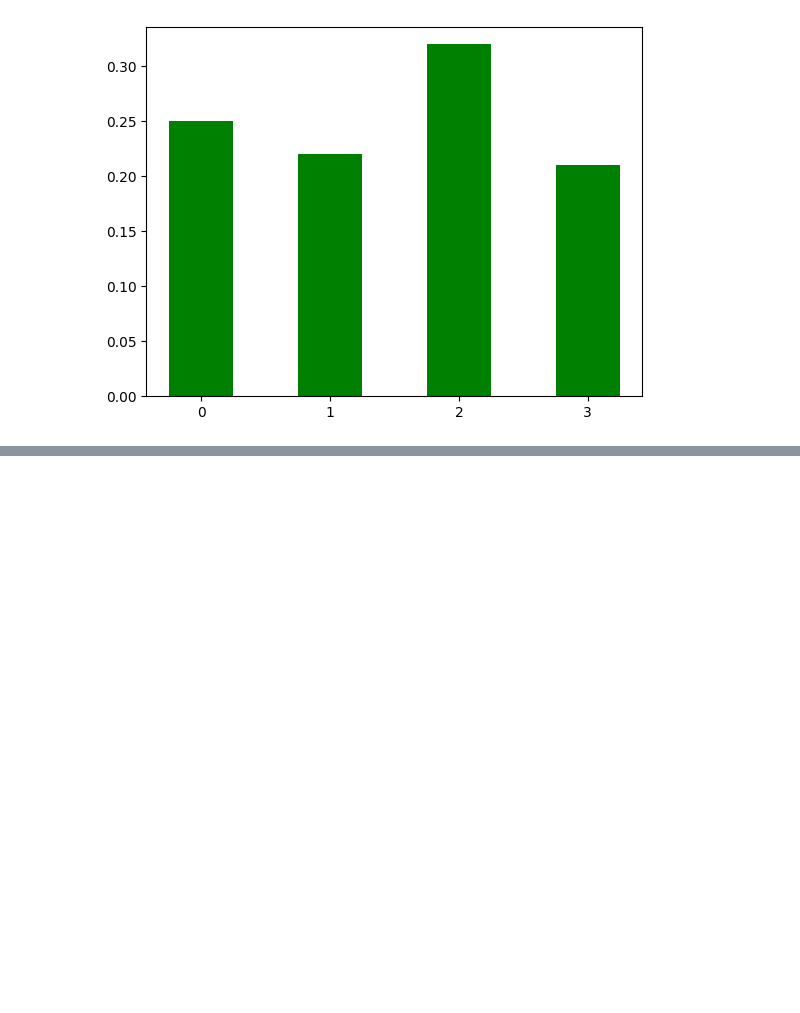
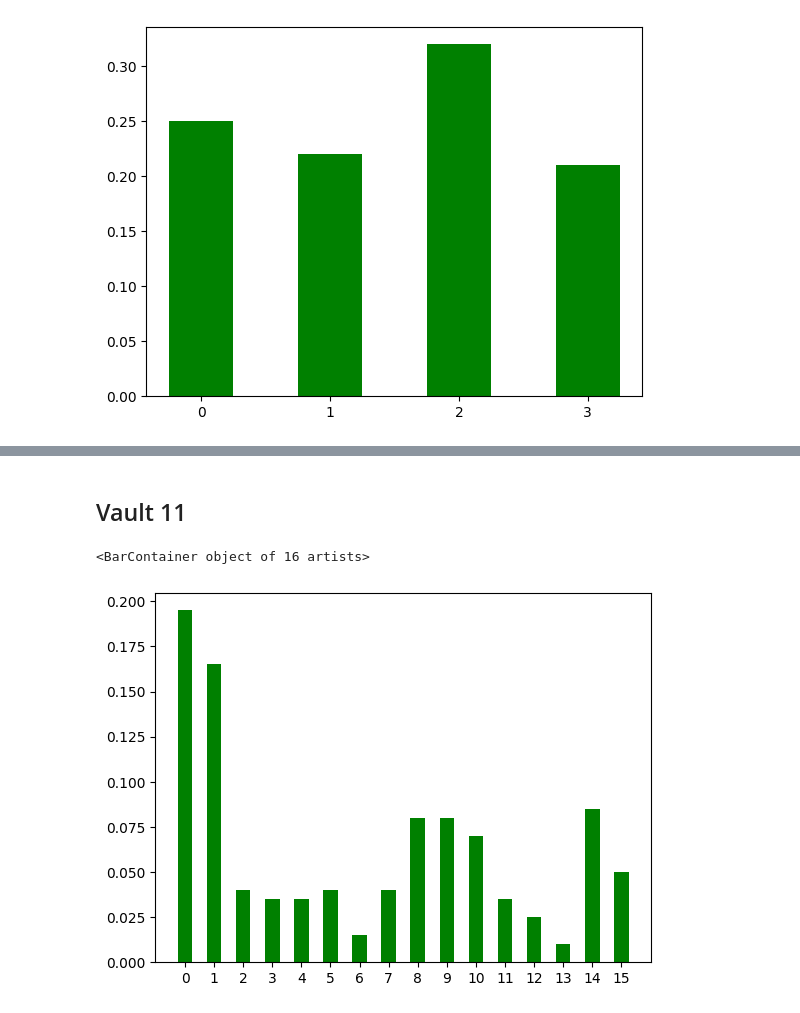
Before and after one commit to spatel555/2024_IonQ_Remote, a Jupyter notebook: generate_histograms.ipynb, the cells around one changed output, grey strips where cells are left out. Saved outputs shown, nothing was run; the diff lists cells and outputs as text; code cells hidden in the pictures; blank space fills up the shorter version.

```diff
--- a/generate_histograms.ipynb
+++ b/generate_histograms.ipynb
@@ -122,0 +895,24 @@ plt.bar(v2p1.keys(), v2p1.values(), width=0.5, color='g')
+# %% [markdown]
+## Vault 11
+# %%
+v11p1 = {'0': 0.195,
+ '1': 0.165,
+ '2': 0.04,
+ '3': 0.035,
+ '4': 0.035,
+ '5': 0.04,
+ '6': 0.015,
+ '7': 0.04,
+ '8': 0.08,
+ '9': 0.08,
+ '10': 0.07,
+ '11': 0.035,
+ '12': 0.025,
+ '13': 0.01,
+ '14': 0.085,
+ '15': 0.05}
+
+plt.bar(v11p1.keys(), v11p1.values(), width=0.5, color='g')
+# %% [output]
+<BarContainer object of 16 artists>
+[figure, added]
```
Also changed, not shown: parts of 23 cells of this notebook.
